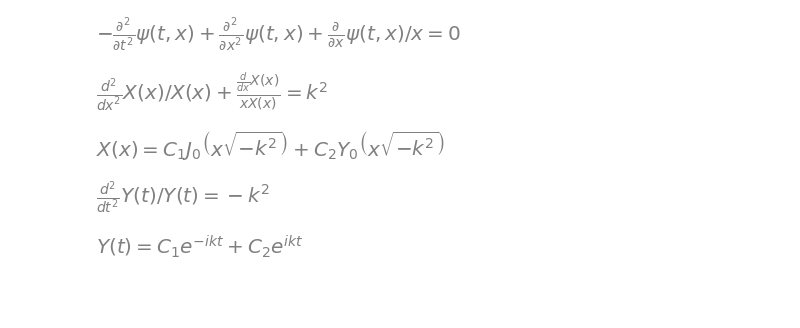
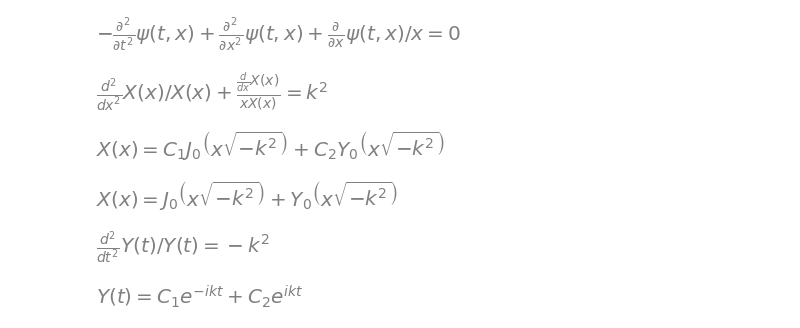
Before and after one commit to GeoffCope/General_Relativity_Python, a Jupyter notebook: Einstein_Rosen_waves_and_the_self_similarity_hypothesis_in_cylindrical_symmetry_by_Harada_Nakao_and_Nolan.ipynb, the cells around one changed output. Drawn from its saved outputs; the diff is of its cells as text; code cells hidden in the pictures; blank space fills up the shorter version.

```diff
--- a/Einstein_Rosen_waves_and_the_self_similarity_hypothesis_in_cylindrical_symmetry_by_Harada_Nakao_and_Nolan.ipynb
+++ b/Einstein_Rosen_waves_and_the_self_similarity_hypothesis_in_cylindrical_symmetry_by_Harada_Nakao_and_Nolan.ipynb
@@ -154,6 +163,11 @@ xSolution = dsolve( xODE , X(x))
 xSolution
 # %% [output]
 [figure]
+# %%
+xSolutionParticular = xSolution.subs(xSolution.args[1].args[0].args[0],1).subs(xSolution.args[1].args[1].args[0],1)
+xSolutionParticular
+# %% [output]
+[figure, added]
 # %%
 yODE = Eq( pde_separate( eq, psi, [X(x),Y(t)])[1] , - k**2 )
 yODE
```
Also changed, not shown: parts of 16 cells of this notebook, 1 other file.
